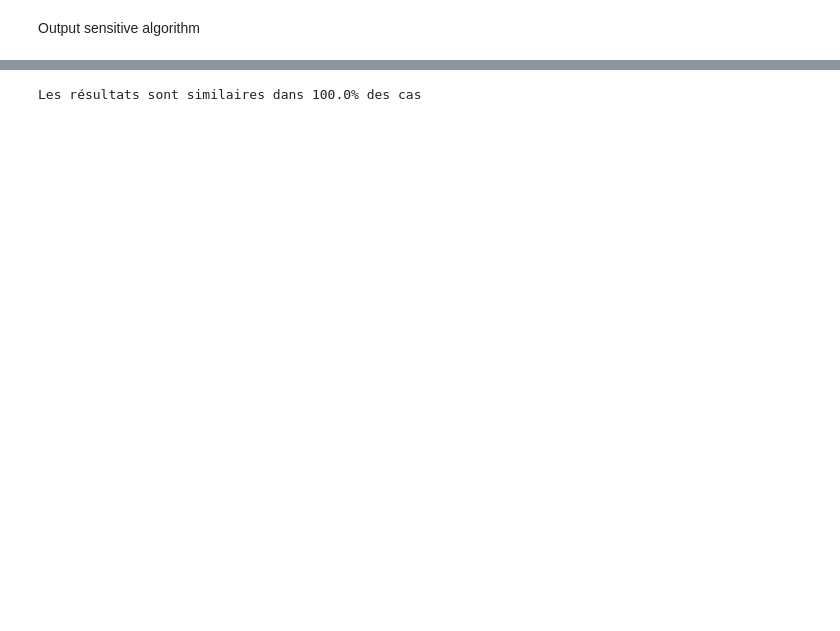
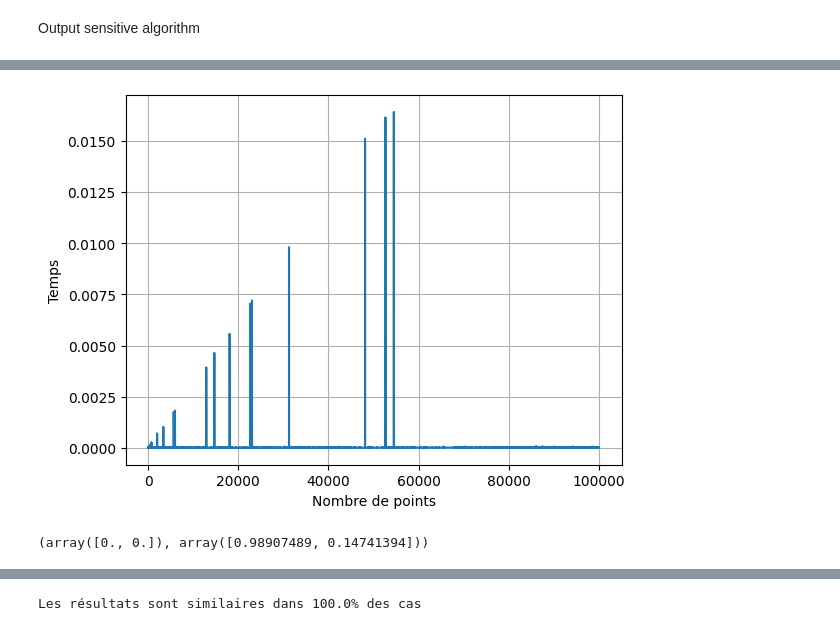
Before and after one commit to jacedoir/INF421_PI_Project, a Jupyter notebook: project.ipynb, the cells around one changed output, grey strips where cells are left out. Saved outputs shown, nothing was run; the diff lists cells and outputs as text; code cells hidden in the pictures; blank space fills up the shorter version.

```diff
--- a/project.ipynb
+++ b/project.ipynb
@@ -362,4 +368,9 @@ def find_basis_plot(dataset):
     return p1,p2
+# %%
+find_basis_plot(generateA(100000),True)
+# %% [output]
+[figure, added]
+(array([0., 0.]), array([0.98907489, 0.14741394]))
 # %%
 def print_find_basis(dataset):
     p1,p2 =find_basis_plot(dataset)
```
Also changed, not shown: parts of 12 cells of this notebook.
